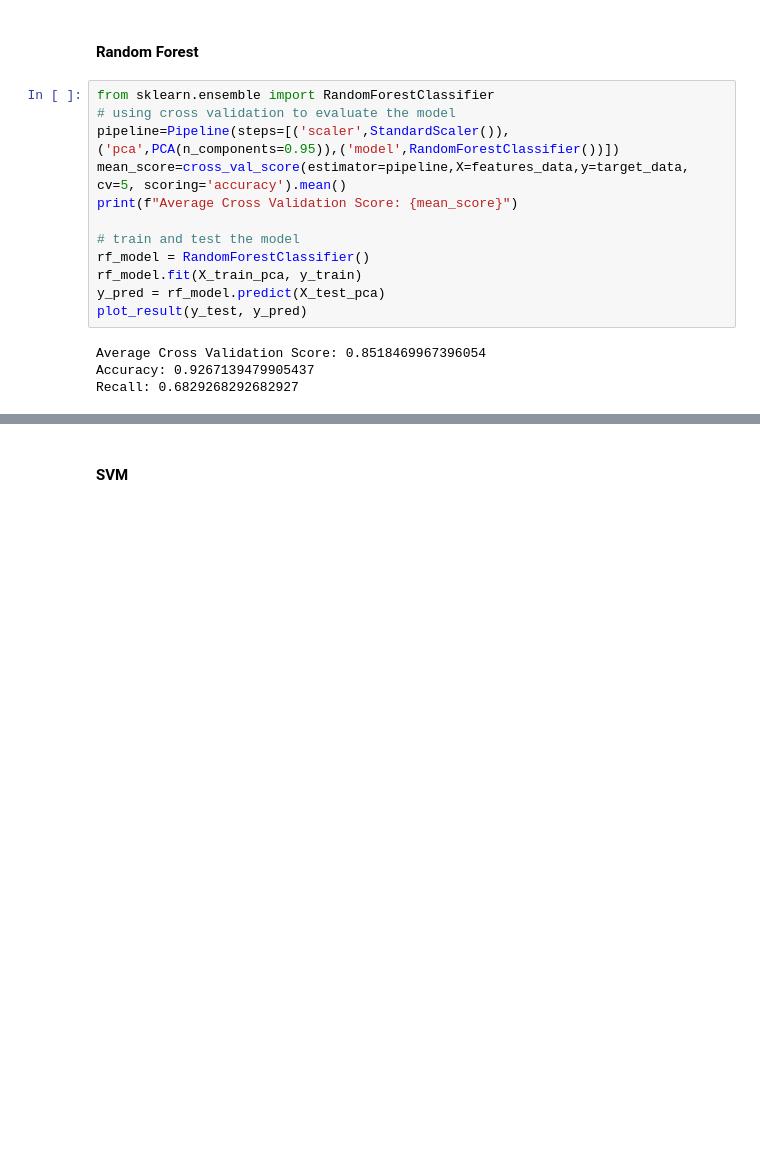
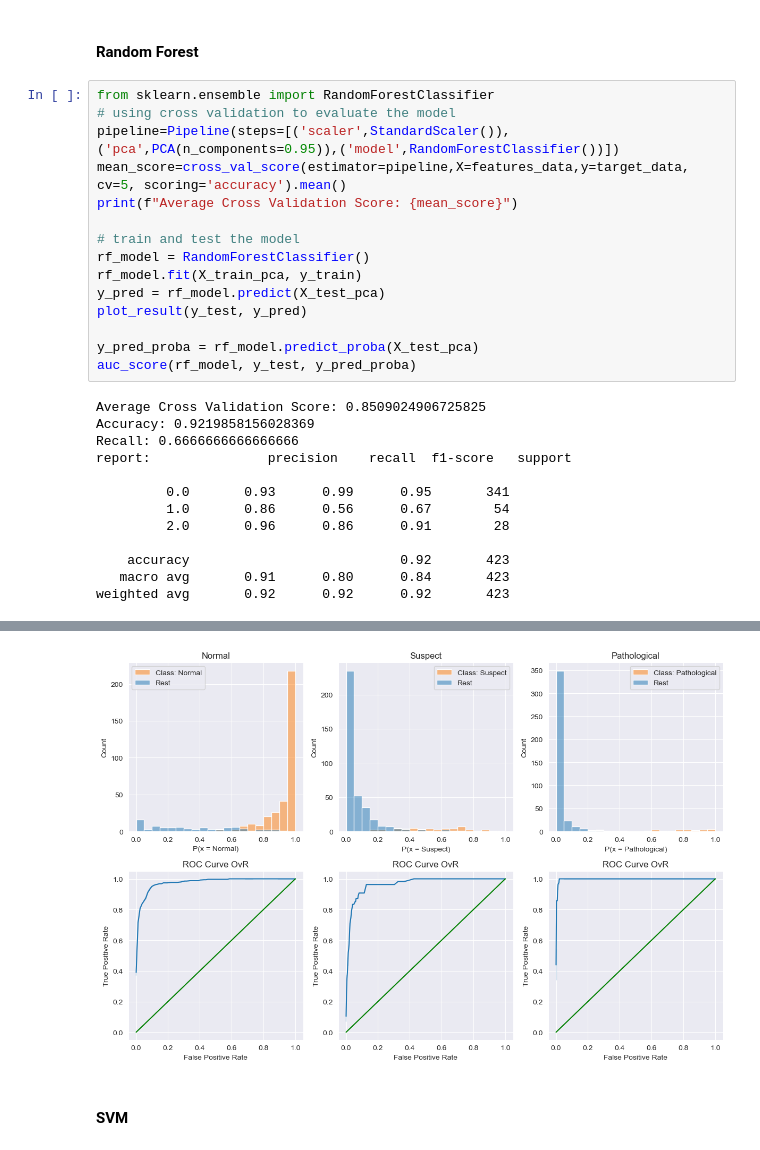
Before and after one commit to JinchenG000/ece9039, a Jupyter notebook: Fetal-Health-Classification.ipynb, the cells around one changed output, grey strips where cells are left out. Cells and saved outputs as stored; diff of their text form; blank space fills up the shorter version.

```diff
--- a/Fetal-Health-Classification.ipynb
+++ b/Fetal-Health-Classification.ipynb
@@ -265,20 +398,33 @@ Recall: 0.5975609756097561
 # %%
 from sklearn.ensemble import RandomForestClassifier
 # using cross validation to evaluate the model
 pipeline=Pipeline(steps=[('scaler',StandardScaler()),('pca',PCA(n_components=0.95)),('model',RandomForestClassifier())])
 mean_score=cross_val_score(estimator=pipeline,X=features_data,y=target_data, cv=5, scoring='accuracy').mean()
 print(f"Average Cross Validation Score: {mean_score}")
 
 # train and test the model
 rf_model = RandomForestClassifier()
 rf_model.fit(X_train_pca, y_train)
 y_pred = rf_model.predict(X_test_pca)
 plot_result(y_test, y_pred)
+
+y_pred_proba = rf_model.predict_proba(X_test_pca)
+auc_score(rf_model, y_test, y_pred_proba)
 # %% [output]
-Average Cross Validation Score: 0.8518469967396054
-Accuracy: 0.9267139479905437
-Recall: 0.6829268292682927
+Average Cross Validation Score: 0.8509024906725825
+Accuracy: 0.9219858156028369
+Recall: 0.6666666666666666
+report:               precision    recall  f1-score   support
+
+         0.0       0.93      0.99      0.95       341
+         1.0       0.86      0.56      0.67        54
+         2.0       0.96      0.86      0.91        28
+
+    accuracy                           0.92       423
+   macro avg       0.91      0.80      0.84       423
+weighted avg       0.92      0.92      0.92       423
 [figure]
+[figure, added]
 # %% [markdown]
 #### SVM
 # %%
```
Also changed, not shown: parts of 9 cells of this notebook.
